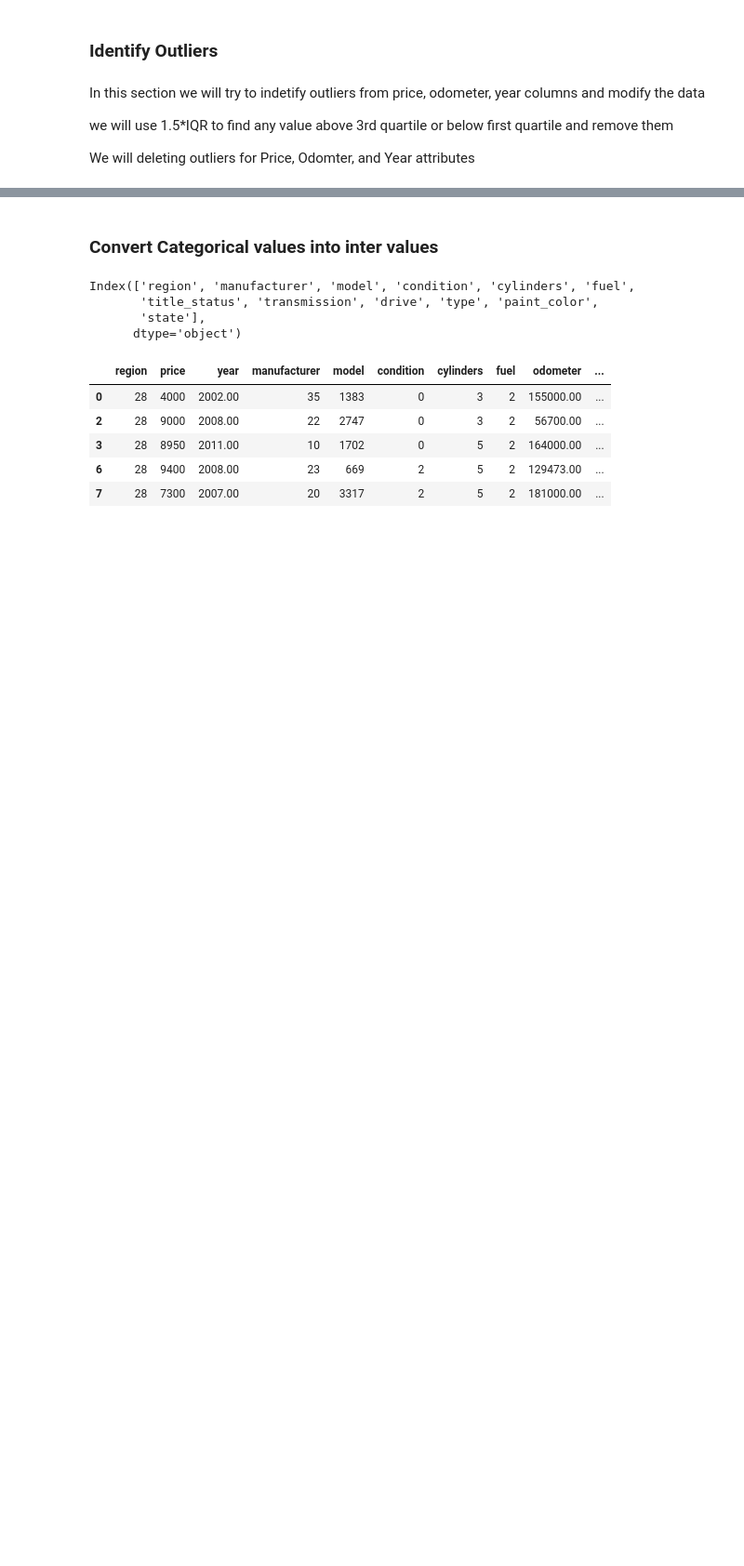
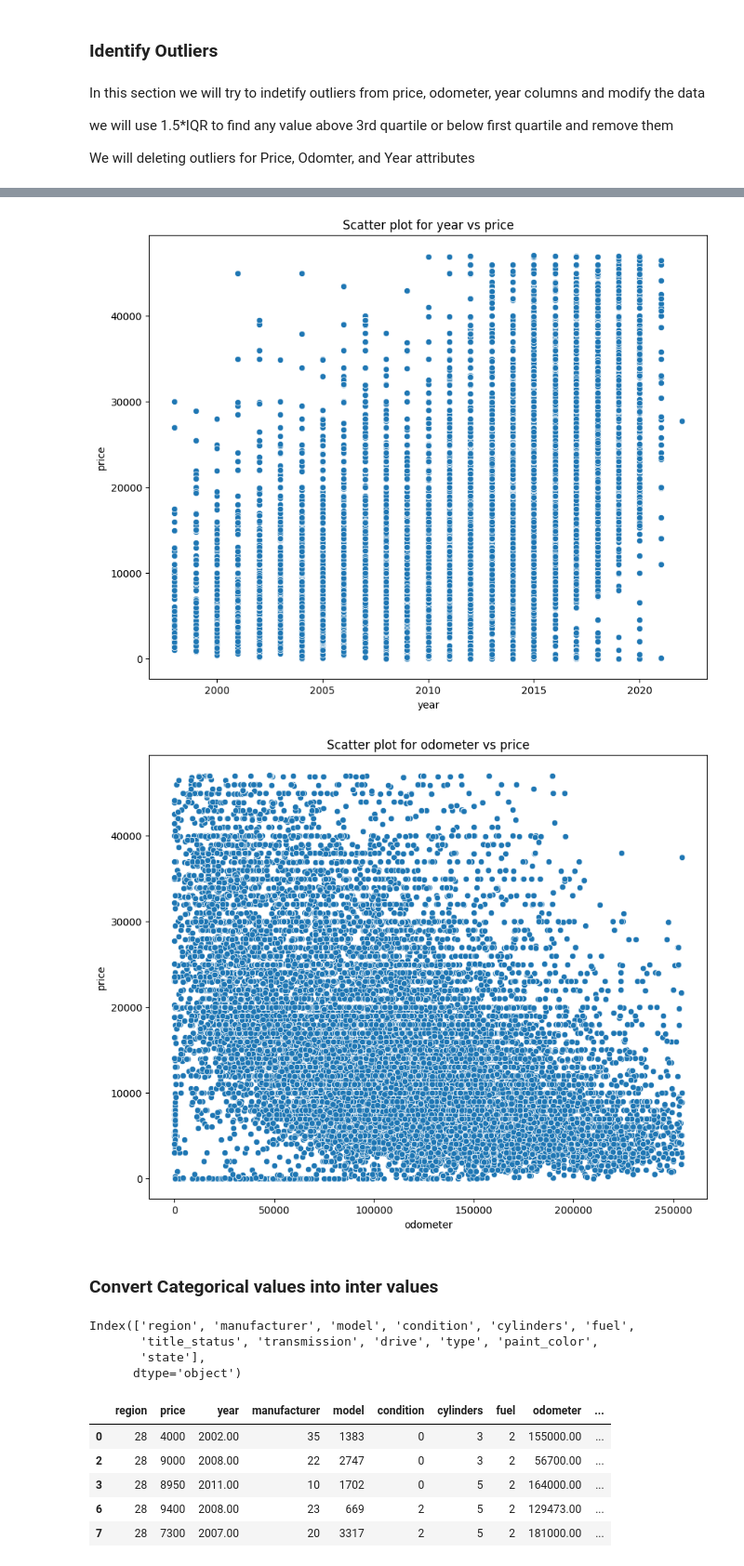
Before and after one commit to purnachand1186/car_price_analysis, a Jupyter notebook: prompt_II.ipynb, the cells around one changed output, grey strips where cells are left out. Shown at 93% size. Drawn from its saved outputs; the diff is of its cells as text; code cells hidden in the pictures; blank space fills up the shorter version.

```diff
--- a/prompt_II.ipynb
+++ b/prompt_II.ipynb
@@ -365,3 +353,10 @@ fig
+# %%
+# comnapring scatter plots for year & odometer with prices after deleting outliers
+drawscatterplot(clean_vehicles,'year','price')
+drawscatterplot(clean_vehicles,'odometer','price')
+# %% [output]
+[figure, added]
+[figure, added]
 # %% [markdown]
 ### Convert Categorical values into inter values
 # %%
```
Also changed, not shown: parts of 8 cells of this notebook.
